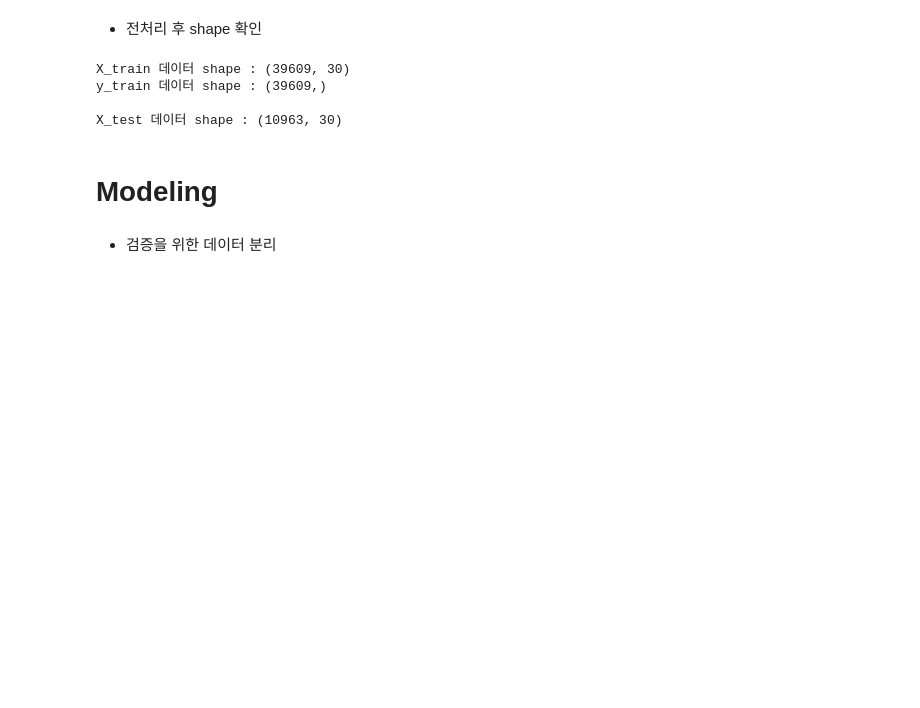
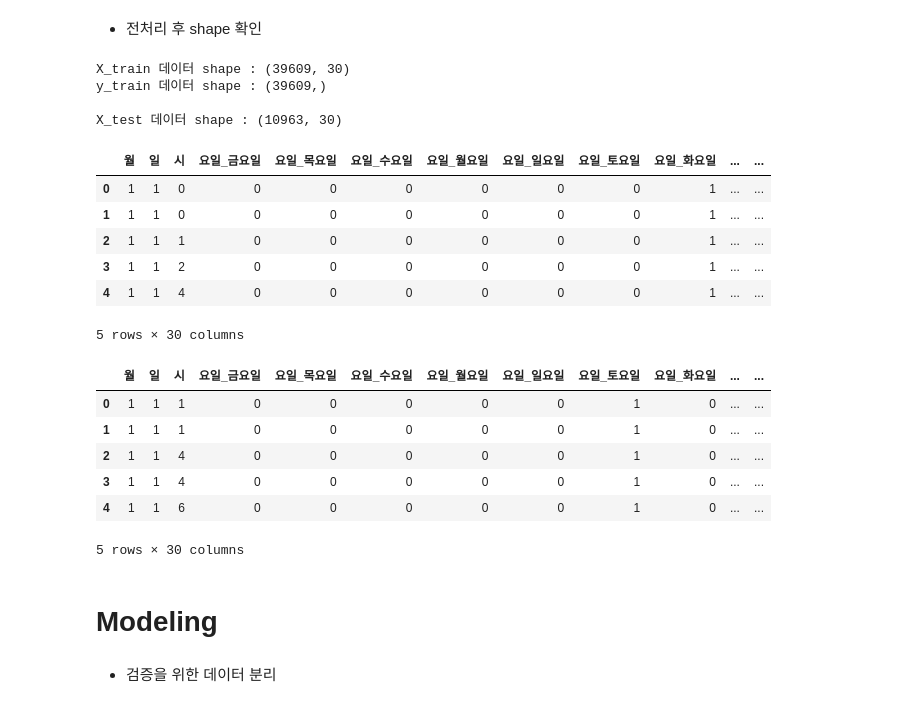
Before and after one commit to minseok1994/dacon_study, a Jupyter notebook: daegu_DEV/Baseline_model 공유 (RandomForest - 0.4760008696).ipynb, the cells around one changed output. Saved outputs shown, nothing was run; the diff lists cells and outputs as text; code cells hidden in the pictures; blank space fills up the shorter version.

```diff
--- a/daegu_DEV/Baseline_model 공유 (RandomForest - 0.4760008696).ipynb
+++ b/daegu_DEV/Baseline_model 공유 (RandomForest - 0.4760008696).ipynb
@@ -31,3 +25,13 @@ ss = pd.read_csv(f'{INPUT_PATH}sample_submission.csv')
+# %%
+import os # os
+import csv # csv
+
+file_path = os.path.join(r'C:\dev\dacon_study\daegu_DEV\csv')
+
+# Data Load
+train = pd.read_csv(os.path.join(file_path, 'train.csv'))
+test = pd.read_csv(os.path.join(file_path, 'test.csv'))
+ss = pd.read_csv(os.path.join(file_path, 'sample_submission.csv'))
 # %% [markdown]
 # Data validation
 # %% [markdown]
@@ -149,6 +153,24 @@ X_train 데이터 shape : (39609, 30)
 y_train 데이터 shape : (39609,)
 
 X_test 데이터 shape : (10963, 30)
+# %%
+display(X_train_eng.head())
+display(X_test_eng.head())
+# %% [output]
+|  | 월 | 일 | 시 | 요일_금요일 | 요일_목요일 | 요일_수요일 | 요일_월요일 | 요일_일요일 | 요일_토요일 | 요일_화요일 | ... | ... |
+| 0 | 1 | 1 | 0 | 0 | 0 | 0 | 0 | 0 | 0 | 1 | ... | ... |
+| 1 | 1 | 1 | 0 | 0 | 0 | 0 | 0 | 0 | 0 | 1 | ... | ... |
+| 2 | 1 | 1 | 1 | 0 | 0 | 0 | 0 | 0 | 0 | 1 | ... | ... |
+| 3 | 1 | 1 | 2 | 0 | 0 | 0 | 0 | 0 | 0 | 1 | ... | ... |
+| 4 | 1 | 1 | 4 | 0 | 0 | 0 | 0 | 0 | 0 | 1 | ... | ... |
+5 rows × 30 columns
+|  | 월 | 일 | 시 | 요일_금요일 | 요일_목요일 | 요일_수요일 | 요일_월요일 | 요일_일요일 | 요일_토요일 | 요일_화요일 | ... | ... |
+| 0 | 1 | 1 | 1 | 0 | 0 | 0 | 0 | 0 | 1 | 0 | ... | ... |
+| 1 | 1 | 1 | 1 | 0 | 0 | 0 | 0 | 0 | 1 | 0 | ... | ... |
+| 2 | 1 | 1 | 4 | 0 | 0 | 0 | 0 | 0 | 1 | 0 | ... | ... |
+| 3 | 1 | 1 | 4 | 0 | 0 | 0 | 0 | 0 | 1 | 0 | ... | ... |
+| 4 | 1 | 1 | 6 | 0 | 0 | 0 | 0 | 0 | 1 | 0 | ... | ... |
+5 rows × 30 columns
 # %% [markdown]
 # Modeling
 # %% [markdown]
```
Also changed, not shown: parts of 2 cells of this notebook.
